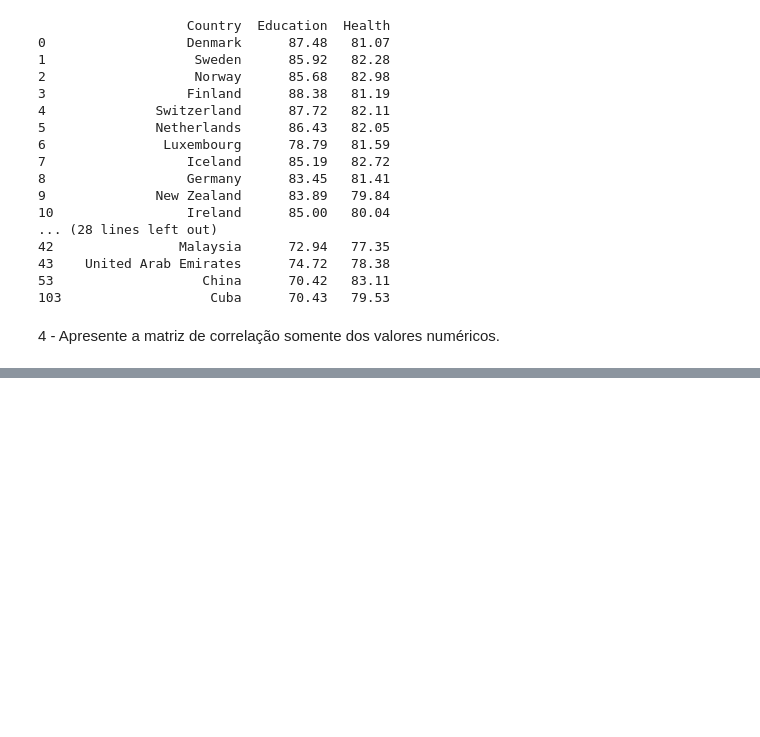
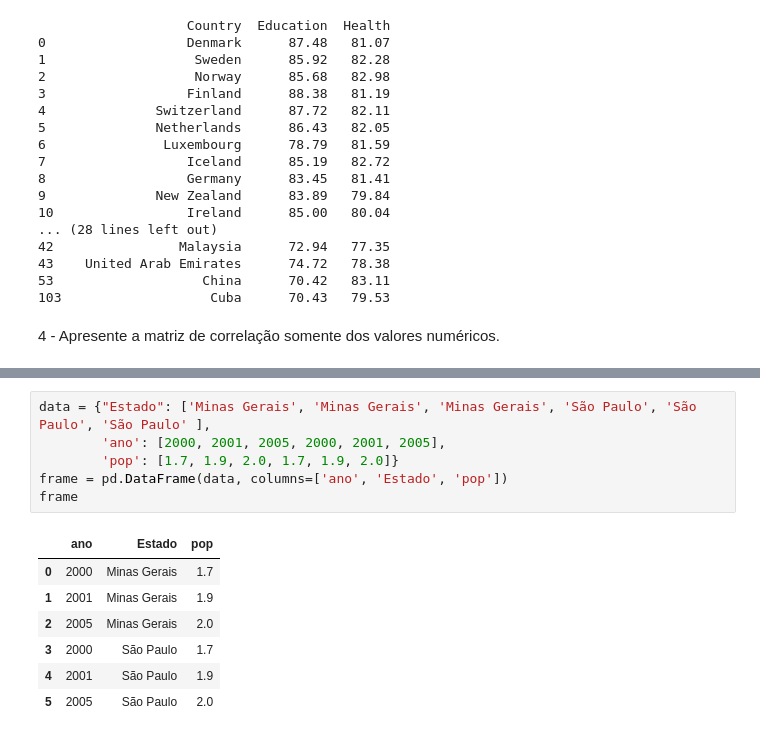
Before and after one commit to Vinicin735x/Lab_Prog-II, a Jupyter notebook: Introduo_ao_Pandas.ipynb, the cells around one changed output, grey strips where cells are left out. Saved outputs shown, nothing was run; the diff lists cells and outputs as text; blank space fills up the shorter version.

```diff
--- a/Introduo_ao_Pandas.ipynb
+++ b/Introduo_ao_Pandas.ipynb
@@ -123,0 +122,14 @@ df.corr()
+# %%
+data = {"Estado": ['Minas Gerais', 'Minas Gerais', 'Minas Gerais', 'São Paulo', 'São Paulo', 'São Paulo' ],
+        'ano': [2000, 2001, 2005, 2000, 2001, 2005],
+        'pop': [1.7, 1.9, 2.0, 1.7, 1.9, 2.0]}
+frame = pd.DataFrame(data, columns=['ano', 'Estado', 'pop'])
+frame
+# %% [output]
+|  | ano | Estado | pop |
+| 0 | 2000 | Minas Gerais | 1.7 |
+| 1 | 2001 | Minas Gerais | 1.9 |
+| 2 | 2005 | Minas Gerais | 2.0 |
+| 3 | 2000 | São Paulo | 1.7 |
+| 4 | 2001 | São Paulo | 1.9 |
+| 5 | 2005 | São Paulo | 2.0 |
```
Also changed, not shown: parts of 7 cells of this notebook.
